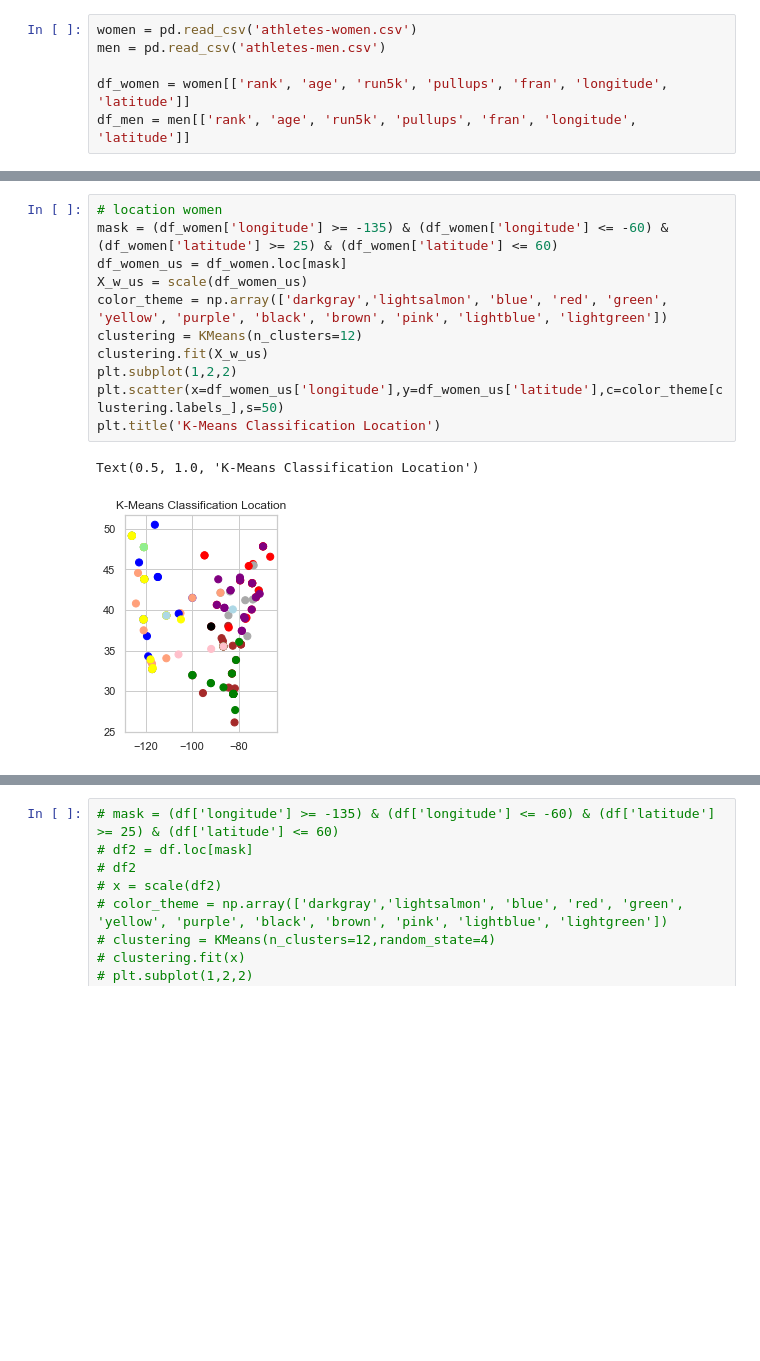
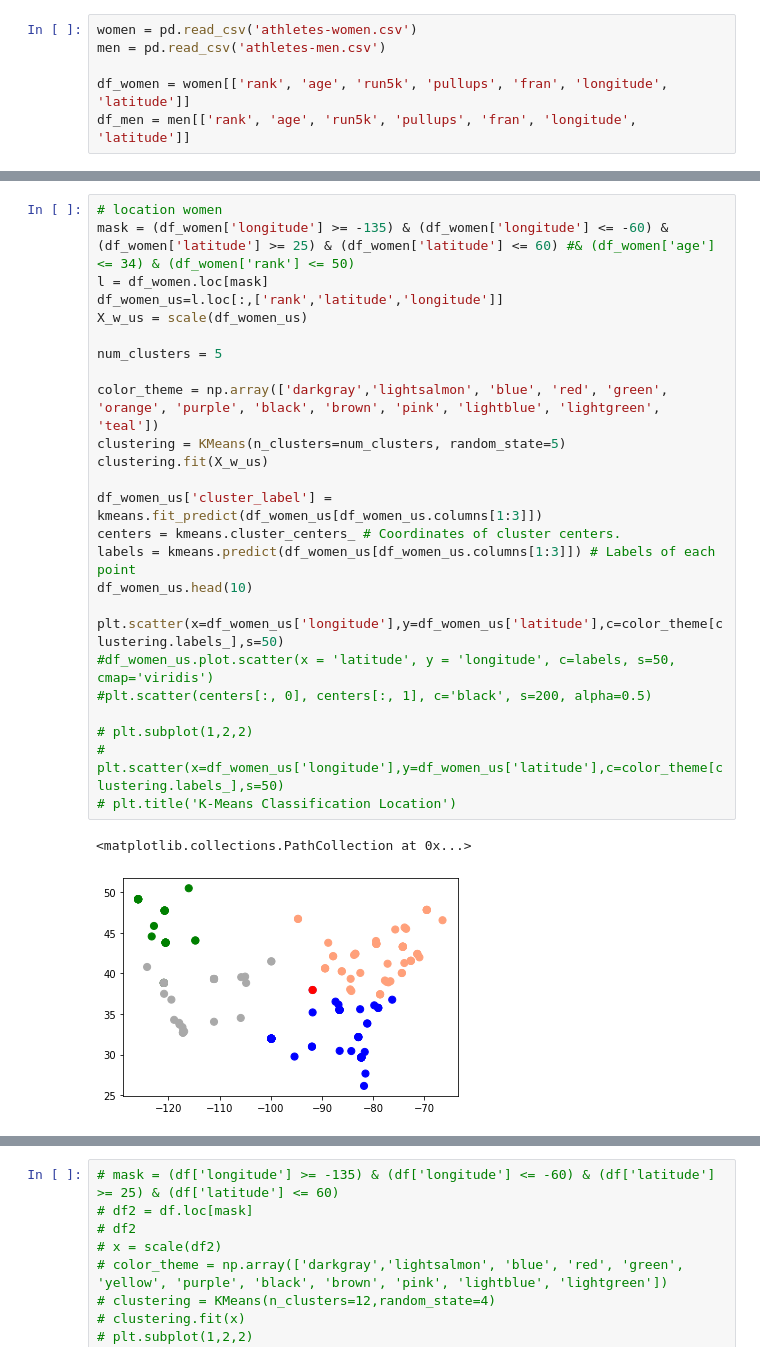
Before and after one commit to allisontao/crossfit-games-analysis, a Jupyter notebook: clustering.ipynb, the cells around one changed output, grey strips where cells are left out. Drawn from its saved outputs; the diff is of its cells as text; blank space fills up the shorter version.

Commit message:
different clustering method

```diff
--- a/clustering.ipynb
+++ b/clustering.ipynb
@@ -22,14 +52,28 @@ X_m = scale(df_men)
 # %%
 # location women
-mask = (df_women['longitude'] >= -135) & (df_women['longitude'] <= -60) & (df_women['latitude'] >= 25) & (df_women['latitude'] <= 60)
-df_women_us = df_women.loc[mask]
+mask = (df_women['longitude'] >= -135) & (df_women['longitude'] <= -60) & (df_women['latitude'] >= 25) & (df_women['latitude'] <= 60) #& (df_women['age'] <= 34) & (df_women['rank'] <= 50)
+l = df_women.loc[mask]
+df_women_us=l.loc[:,['rank','latitude','longitude']]
 X_w_us = scale(df_women_us)
-color_theme = np.array(['darkgray','lightsalmon', 'blue', 'red', 'green', 'yellow', 'purple', 'black', 'brown', 'pink', 'lightblue', 'lightgreen'])
-clustering = KMeans(n_clusters=12)
+
+num_clusters = 5
+
+color_theme = np.array(['darkgray','lightsalmon', 'blue', 'red', 'green', 'orange', 'purple', 'black', 'brown', 'pink', 'lightblue', 'lightgreen', 'teal'])
+clustering = KMeans(n_clusters=num_clusters, random_state=5)
 clustering.fit(X_w_us)
-plt.subplot(1,2,2)
+
+df_women_us['cluster_label'] = kmeans.fit_predict(df_women_us[df_women_us.columns[1:3]])
+centers = kmeans.cluster_centers_ # Coordinates of cluster centers.
+labels = kmeans.predict(df_women_us[df_women_us.columns[1:3]]) # Labels of each point
+df_women_us.head(10)
+
 plt.scatter(x=df_women_us['longitude'],y=df_women_us['latitude'],c=color_theme[clustering.labels_],s=50)
-plt.title('K-Means Classification Location')
+#df_women_us.plot.scatter(x = 'latitude', y = 'longitude', c=labels, s=50, cmap='viridis')
+#plt.scatter(centers[:, 0], centers[:, 1], c='black', s=200, alpha=0.5)
+
+# plt.subplot(1,2,2)
+# plt.scatter(x=df_women_us['longitude'],y=df_women_us['latitude'],c=color_theme[clustering.labels_],s=50)
+# plt.title('K-Means Classification Location')
 # %% [output]
-Text(0.5, 1.0, 'K-Means Classification Location')
+<matplotlib.collections.PathCollection at 0x...>
-[figure, old version]
+[figure, new version]
```
Also changed, not shown: parts of 8 cells of this notebook, 1 other file.
